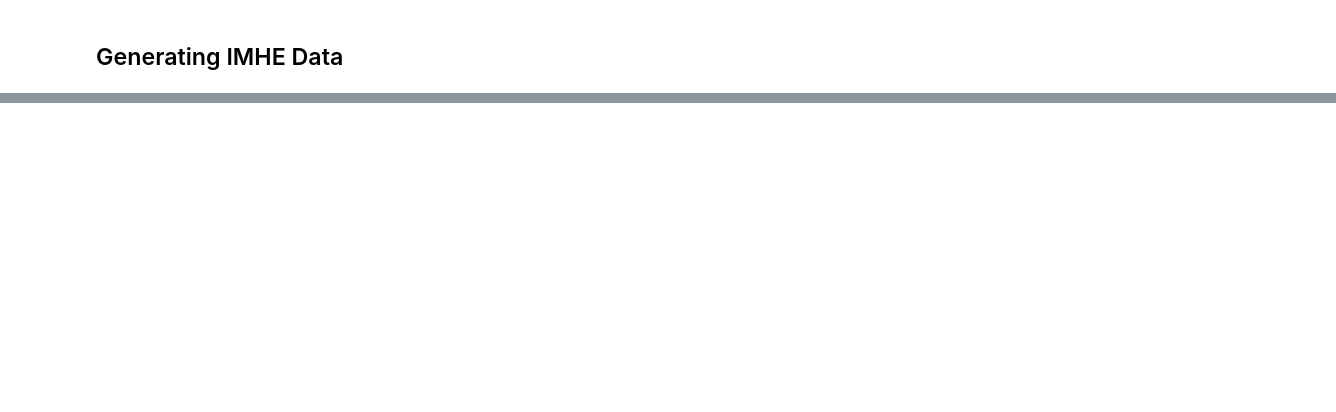
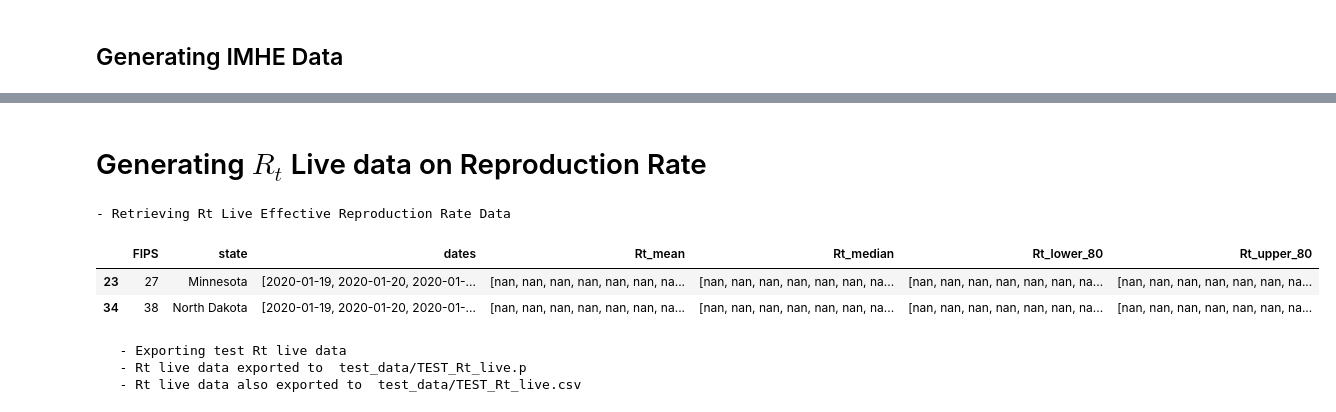
Before and after one commit to JuanCab/COVID_DataViz, a Jupyter notebook: Generate_Test_Data.ipynb, the cells around one changed output, grey strips where cells are left out. Saved outputs shown, nothing was run; the diff lists cells and outputs as text; code cells hidden in the pictures; blank space fills up the shorter version.

Commit message:
Made the bogus derivative values NaN, added a 7 day derivative (e.g. check how much infections changed in the last 7 days), and added reading of the R_t effective reproduction rate from rt.live.

```diff
--- a/Generate_Test_Data.ipynb
+++ b/Generate_Test_Data.ipynb
@@ -809,0 +847,19 @@ print(f"Entire process of executing this script took {end-start:0.2f} sec.")
+# %% [markdown]
+# Generating $R_t$ Live data on Reproduction Rate
+# %%
+# Retrieve the Rt Live data
+
+print("\n- Retrieving Rt Live Effective Reproduction Rate Data")
+
+# Retrieve the Rt live dataframe
+Rt_live_df = COVIDdata.retrieve_Rt_live_data(state_pop_df)
+# %% [output]
+- Retrieving Rt Live Effective Reproduction Rate Data
+# %%
+# Create test subsets containing only local data
+test_Rt_live_df= Rt_live_df[(Rt_live_df['FIPS'] == MNFIPS) | (Rt_live_df['FIPS'] == NDFIPS)].copy()
+test_Rt_live_df
+# %% [output]
+|  | FIPS | state | dates | Rt_mean | Rt_median | Rt_lower_80 | Rt_upper_80 |
+| 23 | 27 | Minnesota | [2020-01-19, 2020-01-20, 2020-01-... | [nan, nan, nan, nan, nan, nan, na... | [nan, nan, nan, nan, nan, nan, na... | [nan, nan, nan, nan, nan, nan, na... | [nan, nan, nan, nan, nan, nan, na... |
+| 34 | 38 | North Dakota | [2020-01-19, 2020-01-20, 2020-01-... | [nan, nan, nan, nan, nan, nan, na... | [nan, nan, nan, nan, nan, nan, na... | [nan, nan, nan, nan, nan, nan, na... | [nan, nan, nan, nan, nan, nan, na... |
@@ -809,0 +889,25 @@ print(f"Entire process of executing this script took {end-start:0.2f} sec.")
+# %%
+# Export the Rt live data
+print("   - Exporting test Rt live data")
+
+#
+# Save the data to pickle and CSV files
+#
+
+Rt_live_fname = test_dir + "TEST_Rt_live.p"
+print("   - Rt live data exported to ", Rt_live_fname)
+with open(Rt_live_fname, 'wb') as pickle_file:
+    pickle.dump(test_Rt_live_df, pickle_file)
+    pickle_file.close()
+
+# Convert datetime lists into strings
+test_Rt_live_df['dates'] = test_Rt_live_df['dates'].apply(COVIDdata.dates2strings)
+
+# Write out CSV files to disk
+Rt_live_fname = test_dir + "TEST_Rt_live.csv"
+print("   - Rt live data also exported to ", Rt_live_fname)
+test_Rt_live_df.to_csv(Rt_live_fname, index=False)
+# %% [output]
+   - Exporting test Rt live data
+   - Rt live data exported to  test_data/TEST_Rt_live.p
+   - Rt live data also exported to  test_data/TEST_Rt_live.csv
```
Also changed, not shown: parts of 15 cells of this notebook, 12 other files.
